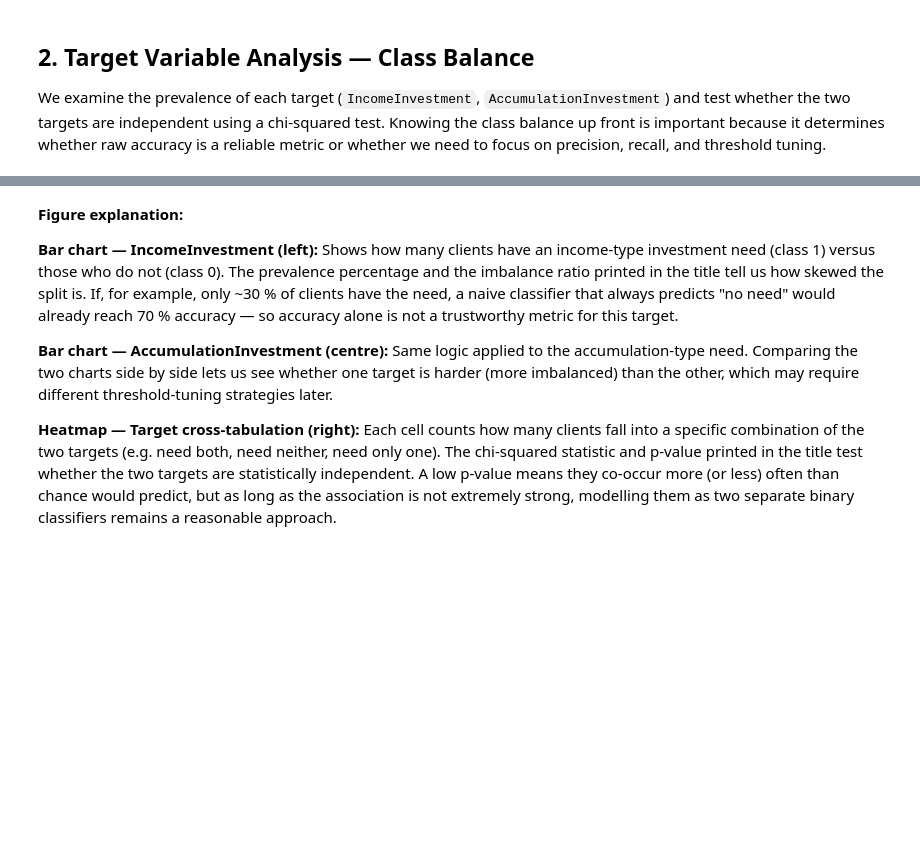
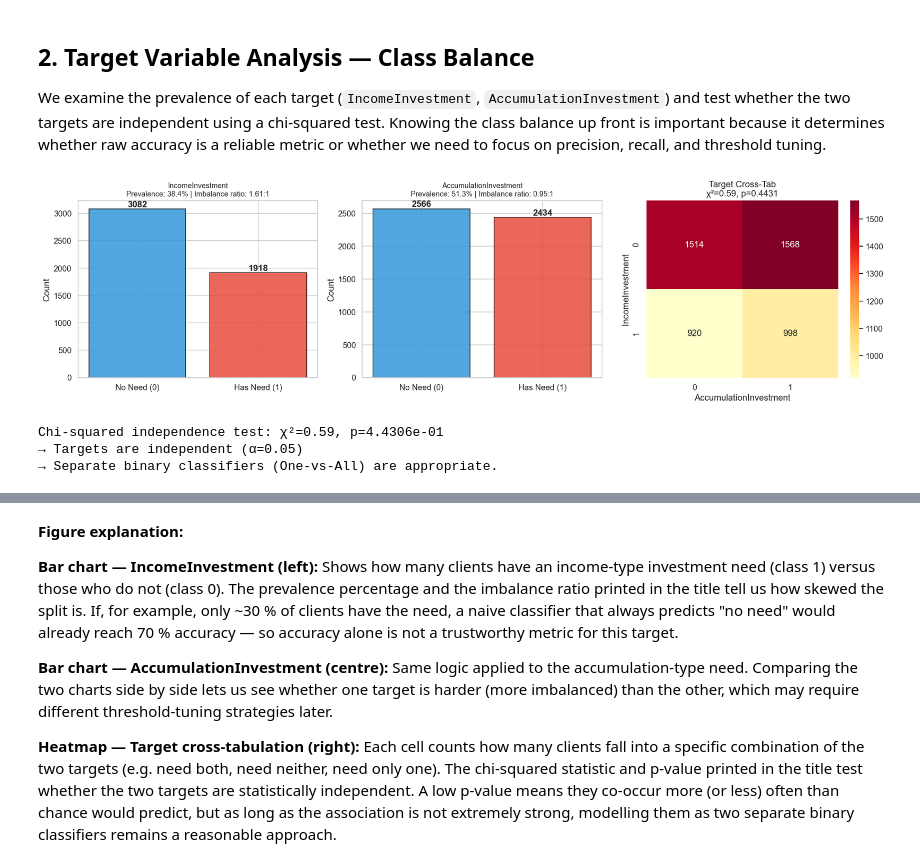
Before and after one commit to JoeChen322/Fintech, a Jupyter notebook: EDA.ipynb, the cells around one changed output, grey strips where cells are left out. Cells and saved outputs as stored; diff of their text form; code cells hidden in the pictures; blank space fills up the shorter version.

```diff
--- a/EDA.ipynb
+++ b/EDA.ipynb
@@ -94,0 +42,10 @@ We load the three sheets from the Excel workbook — client-level data, product
+# %%
+import os
+
+# Create figures directory if it doesn't exist
+figures_dir = "figures"
+if not os.path.exists(figures_dir):
+    os.makedirs(figures_dir)
+    print(f"Created {figures_dir} directory")
+else:
+    print(f"{figures_dir} directory already exists")
@@ -176,33 +220,55 @@ We examine the prevalence of each target (`IncomeInvestment`, `AccumulationInves
 # %%
 # ═══════════════════════════════════════════════════════════════
 # TARGET CLASS BALANCE + CHI-SQUARED INDEPENDENCE TEST
 # ═══════════════════════════════════════════════════════════════
 fig, axes = plt.subplots(1, 3, figsize=(18, 5))
 
-for ax, target in zip(axes[:2], ['IncomeInvestment', 'AccumulationInvestment']):
+for ax, target in zip(axes[:2], ["IncomeInvestment", "AccumulationInvestment"]):
     counts = df[target].value_counts()
     ratio = counts[1] / len(df)
-    colors = ['#3498db', '#e74c3c']
-    bars = ax.bar(['No Need (0)', 'Has Need (1)'], counts.values,
-                   color=colors, edgecolor='black', alpha=0.85)
-    ax.set_title(f'{target}\nPrevalence: {ratio:.1%} | Imbalance ratio: {counts[0]/counts[1]:.2f}:1',
-                 fontsize=11)
-    ax.set_ylabel('Count')
+    colors = ["#3498db", "#e74c3c"]
+    bars = ax.bar(
+        ["No Need (0)", "Has Need (1)"],
+        counts.values,
+        color=colors,
+        edgecolor="black",
+        alpha=0.85,
+    )
+    ax.set_title(
+        f"{target}\nPrevalence: {ratio:.1%} | Imbalance ratio: {counts[0] / counts[1]:.2f}:1",
+        fontsize=11,
+    )
+    ax.set_ylabel("Count")
     for bar, v in zip(bars, counts.values):
-        ax.text(bar.get_x() + bar.get_width()/2, v + 30, str(v),
-                ha='center', fontweight='bold')
+        ax.text(
+            bar.get_x() + bar.get_width() / 2,
+            v + 30,
+            str(v),
+            ha="center",
+            fontweight="bold",
+        )
 
 # Cross-tabulation heatmap
-ct = pd.crosstab(df['IncomeInvestment'], df['AccumulationInvestment'])
+ct = pd.crosstab(df["IncomeInvestment"], df["AccumulationInvestment"])
 chi2, p, dof, expected = chi2_contingency(ct)
-sns.heatmap(ct, annot=True, fmt='d', cmap='YlOrRd', ax=axes[2])
-axes[2].set_title(f'Target Cross-Tab\nχ²={chi2:.2f}, p={p:.4f}')
-axes[2].set_xlabel('AccumulationInvestment')
-axes[2].set_ylabel('IncomeInvestment')
+sns.heatmap(ct, annot=True, fmt="d", cmap="YlOrRd", ax=axes[2])
+axes[2].set_title(f"Target Cross-Tab\nχ²={chi2:.2f}, p={p:.4f}")
+axes[2].set_xlabel("AccumulationInvestment")
+axes[2].set_ylabel("IncomeInvestment")
 
 plt.tight_layout()
+plt.savefig(
+    os.path.join(figures_dir, "01_target_variable_analysis.png"),
+    dpi=150,
+    bbox_inches="tight",
+)
 plt.show()
 
 print(f"Chi-squared independence test: χ²={chi2:.2f}, p={p:.4e}")
 print(f"→ Targets are {'associated' if p < 0.05 else 'independent'} (α=0.05)")
 print(f"→ Separate binary classifiers (One-vs-All) are appropriate.")
+# %% [output]
+[figure, added]
+Chi-squared independence test: χ²=0.59, p=4.4306e-01
+→ Targets are independent (α=0.05)
+→ Separate binary classifiers (One-vs-All) are appropriate.
```
Also changed, not shown: parts of 60 cells of this notebook, 18 other files.
